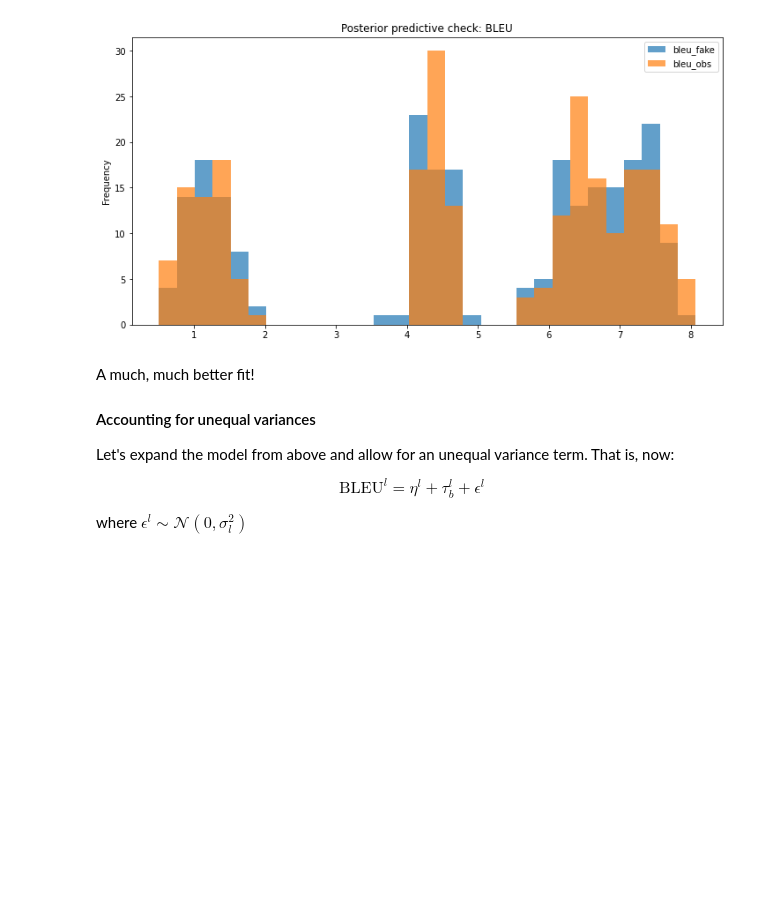
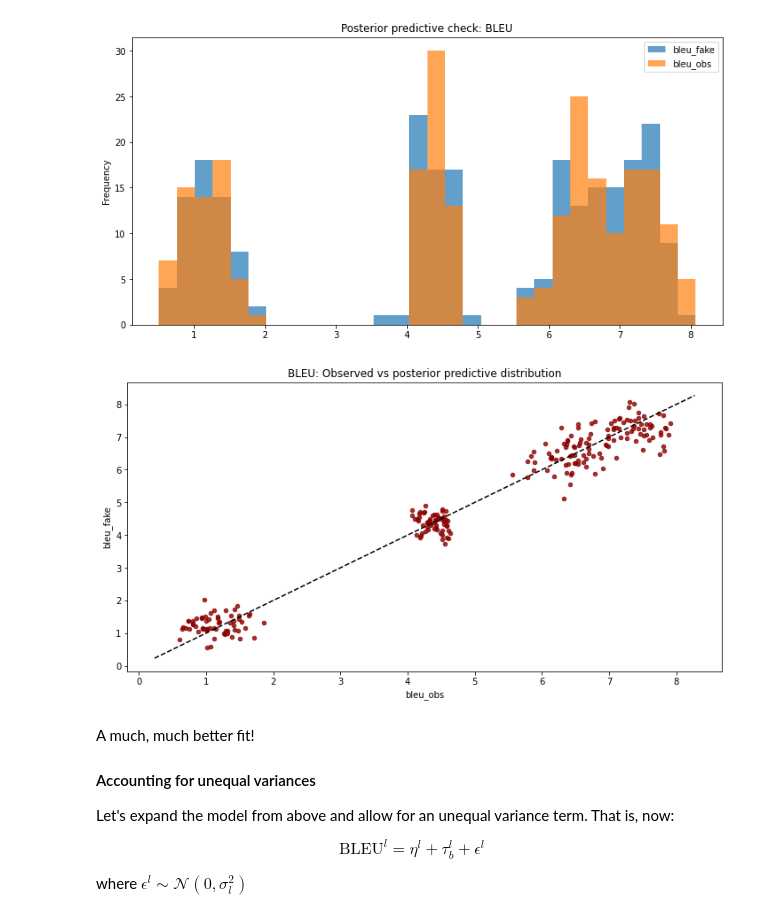
Before and after one commit to j0ma/flores, a Jupyter notebook: bpe-experiment-plots.ipynb, the cells around one changed output. Saved outputs shown, nothing was run; the diff lists cells and outputs as text; code cells hidden in the pictures; blank space fills up the shorter version.

```diff
--- a/bpe-experiment-plots.ipynb
+++ b/bpe-experiment-plots.ipynb
@@ -229,6 +249,10 @@ array([[<matplotlib.axes._subplots.AxesSubplot object at 0x...>,
 posterior_predictive_check()
 # %% [output]
 [figure]
+# %%
+observed_vs_posterior_predictive_scatter(figsize=(12,6), color='darkred', alpha=0.8)
+# %% [output]
+[figure, added]
 # %% [markdown]
 A much, much better fit!
 
```
Also changed, not shown: parts of 35 cells of this notebook, 11 other files.
